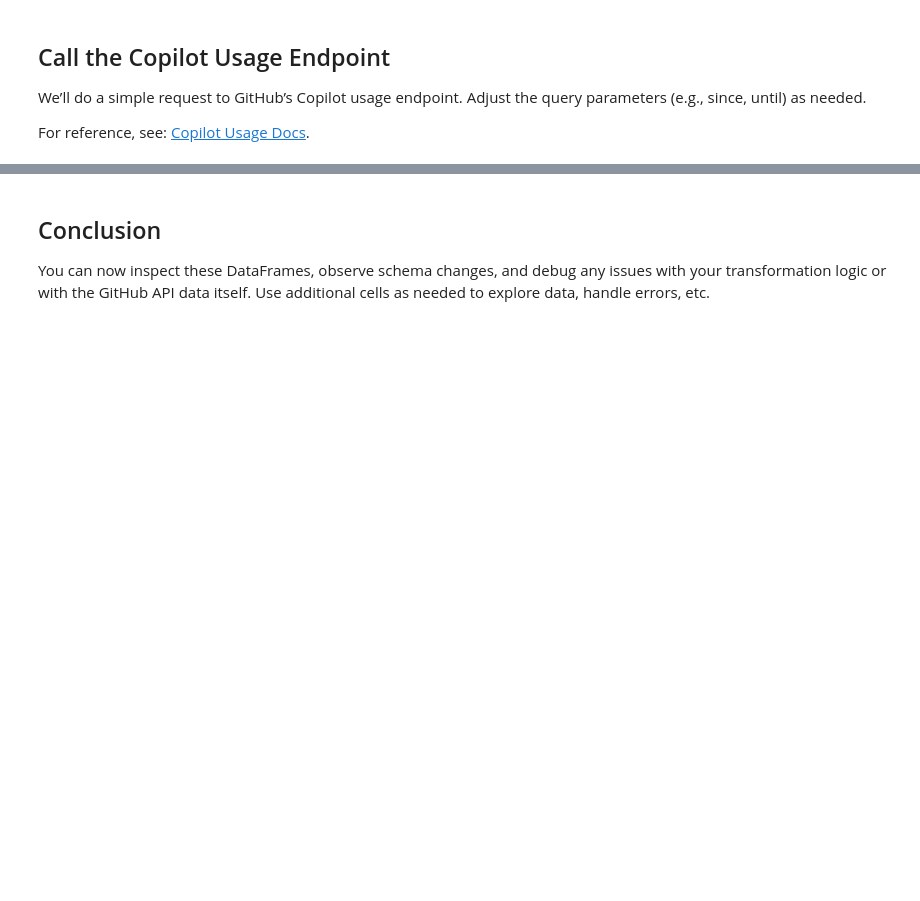
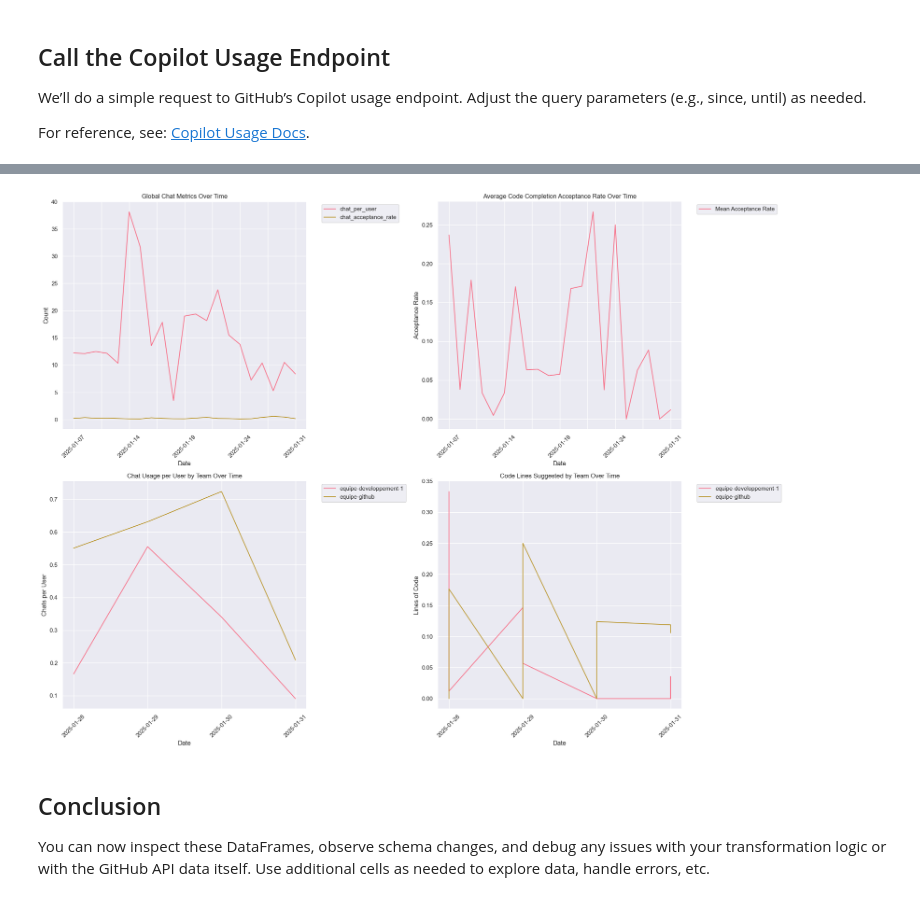
Before and after one commit to devops-opensource/devops-metrics, a Jupyter notebook: notebooks/debug_copilot_usage.ipynb, the cells around one changed output, grey strips where cells are left out. Saved outputs shown, nothing was run; the diff lists cells and outputs as text; code cells hidden in the pictures; blank space fills up the shorter version.

```diff
--- a/notebooks/debug_copilot_usage.ipynb
+++ b/notebooks/debug_copilot_usage.ipynb
@@ -107,0 +204,4 @@ metrics_completition
+# %%
+transformed_metrics_chat = copilot_transformer.transform_chat_metrics_team(adapted_metrics_chat_per_team)
+print("Transformed Chat Metrics per Team:")
+display(transformed_metrics_chat)
@@ -107,0 +219,4 @@ metrics_completition
+# %%
+transformed_completion_metrics = copilot_transformer.transform_completion_metrics_team(adapted_metrics_completition_per_team)
+print("Transformed Completion Metrics per Team:")
+display(transformed_completion_metrics)
@@ -107,0 +243,4 @@ metrics_completition
+# %%
+transformed_global_chat = copilot_transformer.transform_chat_metrics_global(adapted_global_metrics)
+print("Transformed Global Chat Metrics:")
+display(transformed_global_chat)
@@ -107,0 +266,4 @@ metrics_completition
+# %%
+transformed_global_completion = copilot_transformer.transform_completion_metrics_global(adapted_metrics_completion_global)
+print("Transformed Global Completion Metrics:")
+display(transformed_global_completion)
@@ -108,3 +303,60 @@ metrics_completition
+# %%
+import matplotlib.pyplot as plt
+import seaborn as sns
+
+# Set up the style
+sns.set_theme()
+sns.set_palette("husl")
+
+# Create a figure with subplots
+fig, ((ax1, ax2), (ax3, ax4)) = plt.subplots(2, 2, figsize=(20, 15))
+
+# Plot 1: Global Chat Metrics Over Time
+transformed_global_chat.plot(x='date', y=['chat_per_user', 'chat_acceptance_rate'], ax=ax1)
+ax1.set_title('Global Chat Metrics Over Time')
+ax1.set_xlabel('Date')
+ax1.set_ylabel('Count')
+ax1.legend(bbox_to_anchor=(1.05, 1), loc='upper left')
+ax1.tick_params(axis='x', rotation=45)
+
+# Plot 2: Global Completion Metrics Over Time
+mean_acceptance = transformed_global_completion.groupby('date')['completion_acceptance_rate'].mean()
+mean_acceptance.plot(ax=ax2)
+ax2.set_title('Average Code Completion Acceptance Rate Over Time')
+ax2.set_xlabel('Date')
+ax2.set_ylabel('Acceptance Rate')
+ax2.legend(['Mean Acceptance Rate'], bbox_to_anchor=(1.05, 1), loc='upper left')
+ax2.tick_params(axis='x', rotation=45)
+
+# Plot 3: Chat Metrics by Team Over Time
+lines = []
+for team in transformed_metrics_chat['team'].unique():
+    team_data = transformed_metrics_chat[transformed_metrics_chat['team'] == team]
+    line, = ax3.plot(team_data['date'], team_data['chat_acceptance_rate'], label=team)
+    lines.append(line)
+ax3.set_title('Chat Usage per User by Team Over Time')
+ax3.set_xlabel('Date')
+ax3.set_ylabel('Chats per User')
+ax3.legend(handles=lines, bbox_to_anchor=(1.05, 1), loc='upper left')
+ax3.tick_params(axis='x', rotation=45)
+
+# Plot 4: Code Completion by Team Over Time
+lines = []
+for team in transformed_completion_metrics['team'].unique():
+    team_data = transformed_completion_metrics[transformed_completion_metrics['team'] == team]
+    line, = ax4.plot(team_data['date'], team_data['completion_acceptance_rate'], label=team)
+    lines.append(line)
+ax4.set_title('Code Lines Suggested by Team Over Time')
+ax4.set_xlabel('Date')
+ax4.set_ylabel('Lines of Code')
+ax4.legend(handles=lines, bbox_to_anchor=(1.05, 1), loc='upper left')
+ax4.tick_params(axis='x', rotation=45)
+
+# Adjust layout to prevent overlap
+plt.tight_layout()
+plt.show()
+# %% [output]
+[figure, added]
 # %% [markdown]
 ## Conclusion
 You can now inspect these DataFrames, observe schema changes, and debug any issues with your transformation logic or with the GitHub API data itself. Use additional cells as needed to explore data, handle errors, etc.
```
Also changed, not shown: parts of 19 cells of this notebook.
